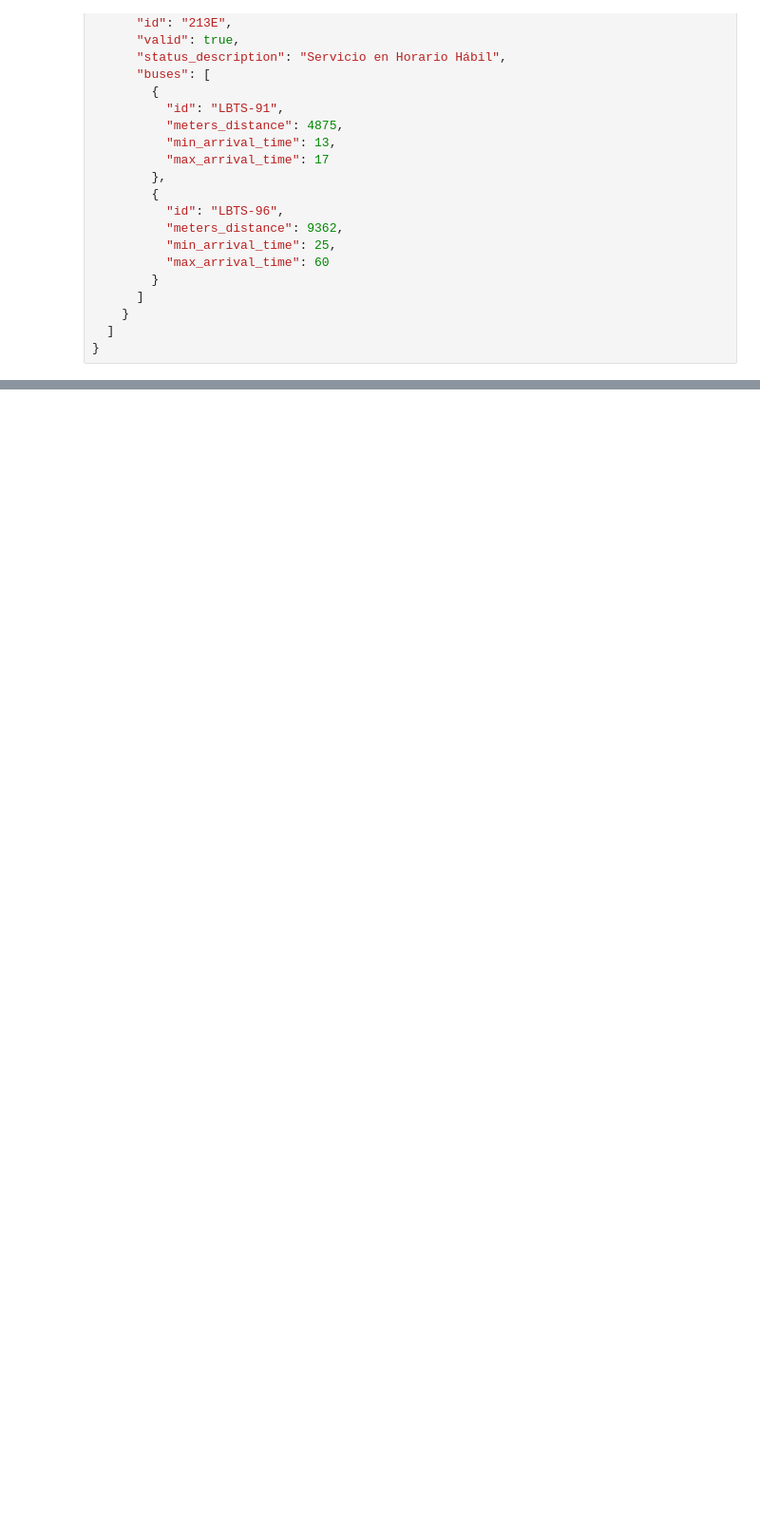
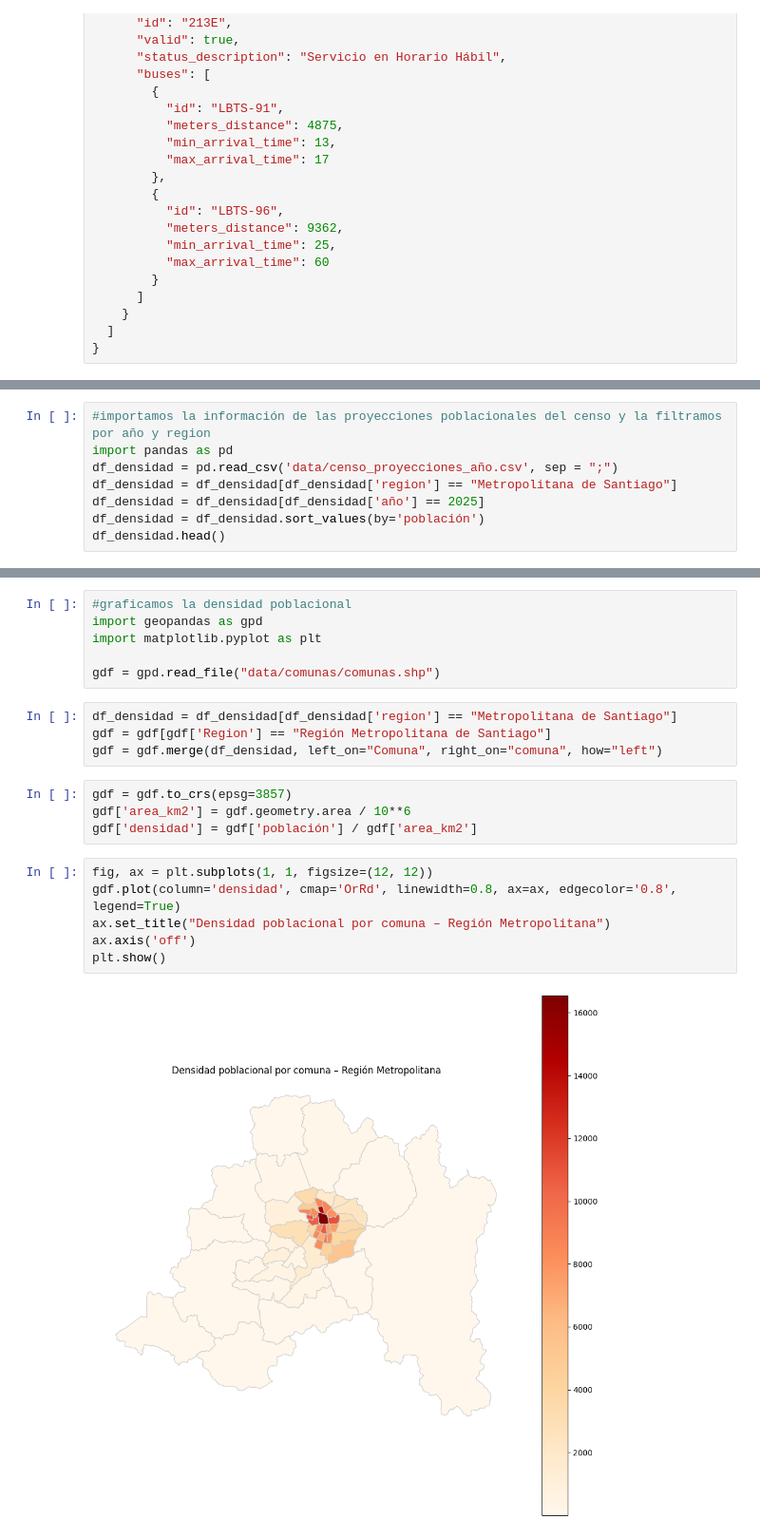
Before and after one commit to vpardoss/squadecaedro, a Jupyter notebook: squadecaedro_propuesta.ipynb, the cells around one changed output, grey strips where cells are left out. Shown at 95% size. Drawn from its saved outputs; the diff is of its cells as text; blank space fills up the shorter version.

```diff
--- a/squadecaedro_propuesta.ipynb
+++ b/squadecaedro_propuesta.ipynb
@@ -114,0 +119,8 @@ Para la extracción de los datos, se creará un programa de Python que tiene el
+# %%
+#importamos la información de las proyecciones poblacionales del censo y la filtramos por año y region
+import pandas as pd
+df_densidad = pd.read_csv('data/censo_proyecciones_año.csv', sep = ";")
+df_densidad = df_densidad[df_densidad['region'] == "Metropolitana de Santiago"]
+df_densidad = df_densidad[df_densidad['año'] == 2025]
+df_densidad = df_densidad.sort_values(by='población')
+df_densidad.head()
@@ -114,0 +134,22 @@ Para la extracción de los datos, se creará un programa de Python que tiene el
+# %%
+#graficamos la densidad poblacional
+import geopandas as gpd
+import matplotlib.pyplot as plt
+
+gdf = gpd.read_file("data/comunas/comunas.shp")
+# %%
+df_densidad = df_densidad[df_densidad['region'] == "Metropolitana de Santiago"]
+gdf = gdf[gdf['Region'] == "Región Metropolitana de Santiago"]
+gdf = gdf.merge(df_densidad, left_on="Comuna", right_on="comuna", how="left")
+# %%
+gdf = gdf.to_crs(epsg=3857)
+gdf['area_km2'] = gdf.geometry.area / 10**6
+gdf['densidad'] = gdf['población'] / gdf['area_km2']
+# %%
+fig, ax = plt.subplots(1, 1, figsize=(12, 12))
+gdf.plot(column='densidad', cmap='OrRd', linewidth=0.8, ax=ax, edgecolor='0.8', legend=True)
+ax.set_title("Densidad poblacional por comuna – Región Metropolitana")
+ax.axis('off')
+plt.show()
+# %% [output]
+[figure, added]
```
Also changed, not shown: parts of 4 cells of this notebook, 10 other files.
